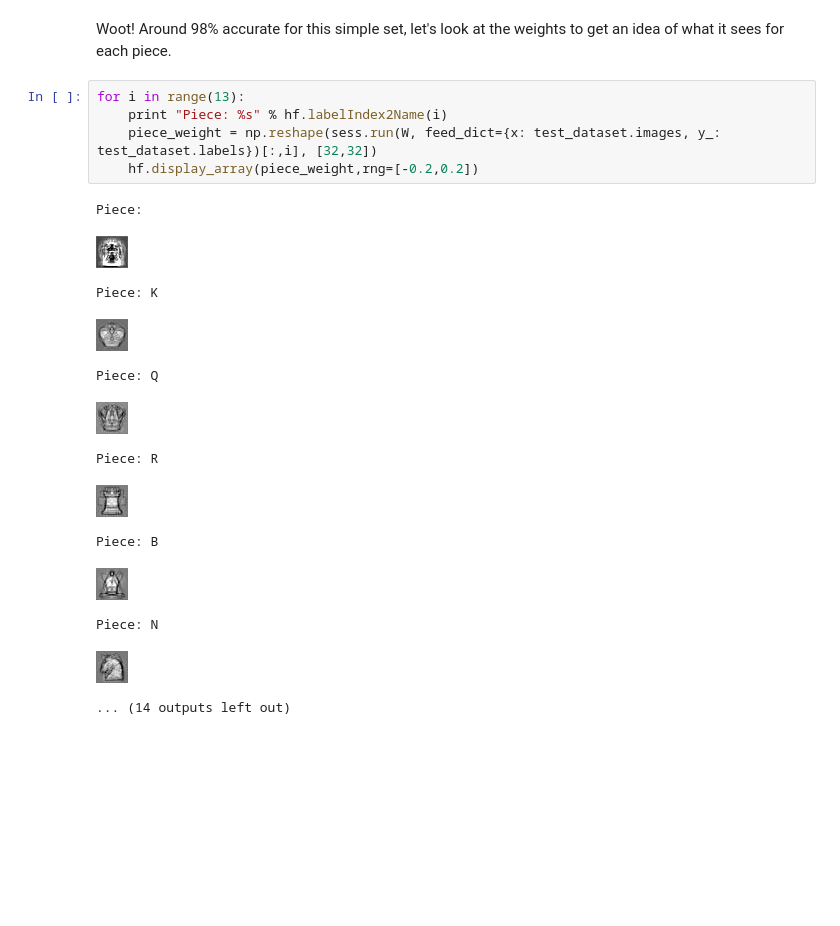
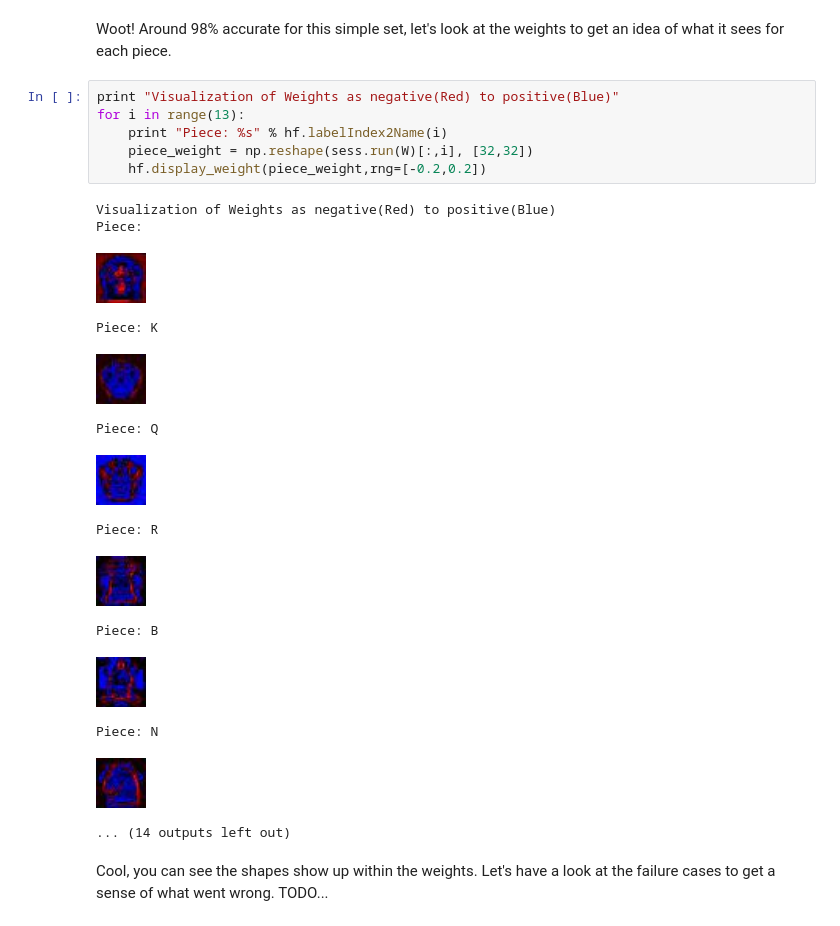
Before and after one commit to Elucidation/tensorflow_chessbot, a Jupyter notebook: tensorflow_learn.ipynb, the cells around one changed output. Cells and saved outputs as stored; diff of their text form; blank space fills up the shorter version.

Commit message:
visualize weights with red/blue color

```diff
--- a/tensorflow_learn.ipynb
+++ b/tensorflow_learn.ipynb
@@ -124,21 +121,25 @@ Accuracy: 0.990625
 # %% [markdown]
 Woot! Around 98% accurate for this simple set, let's look at the weights to get an idea of what it sees for each piece.
 # %%
+print "Visualization of Weights as negative(Red) to positive(Blue)"
 for i in range(13):
     print "Piece: %s" % hf.labelIndex2Name(i)
-    piece_weight = np.reshape(sess.run(W, feed_dict={x: test_dataset.images, y_: test_dataset.labels})[:,i], [32,32])
-    hf.display_array(piece_weight,rng=[-0.2,0.2])
+    piece_weight = np.reshape(sess.run(W)[:,i], [32,32])
+    hf.display_weight(piece_weight,rng=[-0.2,0.2])
 # %% [output]
+Visualization of Weights as negative(Red) to positive(Blue)
 Piece:
-[figure, old version]
+[figure, new version]
 Piece: K
-[figure, old version]
+[figure, new version]
 Piece: Q
-[figure, old version]
+[figure, new version]
 Piece: R
-[figure, old version]
+[figure, new version]
 Piece: B
-[figure, old version]
+[figure, new version]
 Piece: N
-[figure, old version]
+[figure, new version]
 ... (14 outputs left out)
+# %% [markdown]
+Cool, you can see the shapes show up within the weights. Let's have a look at the failure cases to get a sense of what went wrong. TODO...
```
Also changed, not shown: parts of 2 cells of this notebook, 1 other file.
